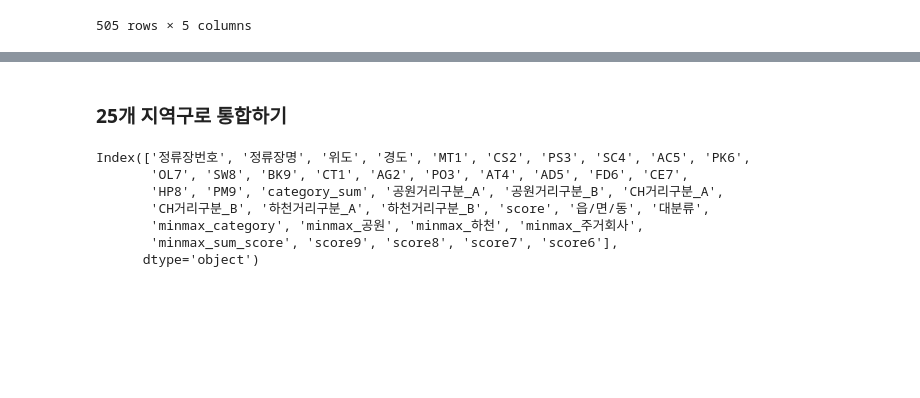
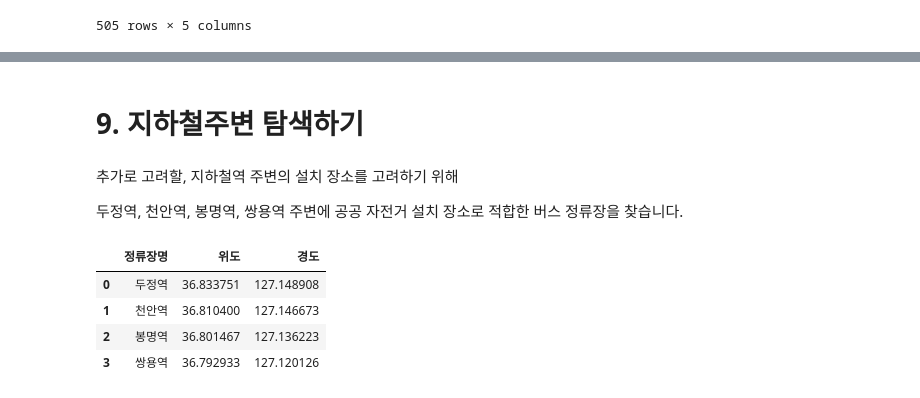
Before and after one commit to LGHelloVisionProj/Data_Visualization, a Jupyter notebook: Final/정리_Final_window.ipynb, the cells around one changed output, grey strips where cells are left out. Cells and saved outputs as stored; diff of their text form; code cells hidden in the pictures; blank space fills up the shorter version.

```diff
--- a/Final/정리_Final_window.ipynb
+++ b/Final/정리_Final_window.ipynb
@@ -1641,2 +1591,0 @@ df
-# %% [markdown]
-### 25개 지역구로 통합하기
@@ -1655,11 +1592,29 @@ score_df_bus_station_cp2[score_df_bus_station_cp2['대분류']=='풍세면']
-# %%
-t = pd.read_pickle('./최종사용데이터_8개구_스케일링.pickle')
-t.columns
-# %% [output]
-Index(['정류장번호', '정류장명', '위도', '경도', 'MT1', 'CS2', 'PS3', 'SC4', 'AC5', 'PK6',
-       'OL7', 'SW8', 'BK9', 'CT1', 'AG2', 'PO3', 'AT4', 'AD5', 'FD6', 'CE7',
-       'HP8', 'PM9', 'category_sum', '공원거리구분_A', '공원거리구분_B', 'CH거리구분_A',
-       'CH거리구분_B', '하천거리구분_A', '하천거리구분_B', 'score', '읍/면/동', '대분류',
-       'minmax_category', 'minmax_공원', 'minmax_하천', 'minmax_주거회사',
-       'minmax_sum_score', 'score9', 'score8', 'score7', 'score6'],
-      dtype='object')
+# %% [markdown]
+# 9. 지하철주변 탐색하기
+# %% [markdown]
+추가로 고려할, 지하철역 주변의 설치 장소를 고려하기 위해
+
+두정역, 천안역, 봉명역, 쌍용역 주변에 공공 자전거 설치 장소로 적합한 버스 정류장을 찾습니다.
+# %%
+# 구글 맵의 좌표를 통한 지하철 데이터 셋 만들기
+subway_df = pd.DataFrame(columns=['정류장명','위도','경도'])
+
+subway_name ={'정류장명':'두정역','위도':36.833751,'경도':127.148908}
+subway_df = subway_df.append(subway_name,ignore_index=True)
+
+subway_name ={'정류장명':'천안역','위도':36.81040,'경도':127.146673}
+subway_df = subway_df.append(subway_name,ignore_index=True)
+
+subway_name ={'정류장명':'봉명역','위도':36.801467,'경도':127.136223}
+subway_df = subway_df.append(subway_name,ignore_index=True)
+
+subway_name ={'정류장명':'쌍용역','위도':36.792933,'경도':127.120126}
+subway_df = subway_df.append(subway_name,ignore_index=True)
+
+subway_df
+# %% [output]
+|  | 정류장명 | 위도 | 경도 |
+| 0 | 두정역 | 36.833751 | 127.148908 |
+| 1 | 천안역 | 36.810400 | 127.146673 |
+| 2 | 봉명역 | 36.801467 | 127.136223 |
+| 3 | 쌍용역 | 36.792933 | 127.120126 |
```
Also changed, not shown: parts of 26 cells of this notebook, 1 other file.
